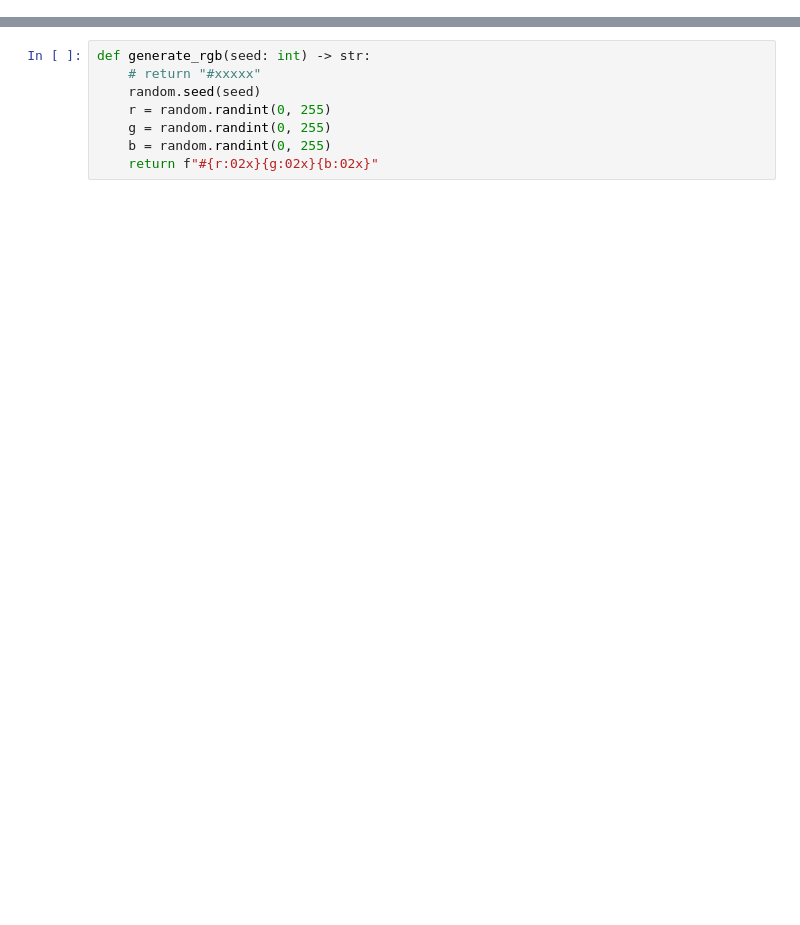
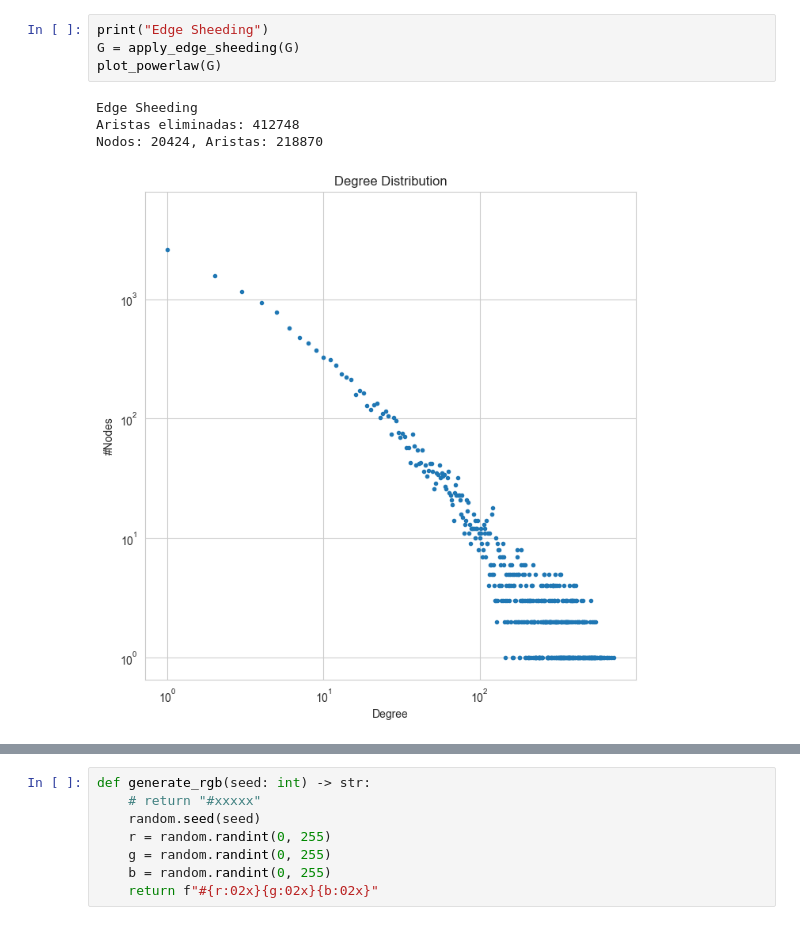
Before and after one commit to LuisFelipePoma/Spotify_Complex_Network, a Jupyter notebook: src/notebooks/graph.ipynb, the cells around one changed output, grey strips where cells are left out. Drawn from its saved outputs; the diff is of its cells as text; blank space fills up the shorter version.

```diff
--- a/src/notebooks/graph.ipynb
+++ b/src/notebooks/graph.ipynb
@@ -15,0 +117,9 @@ G : nx.DiGraph = nx.read_edgelist(FILE_PATH, delimiter=';', create_using=nx.DiGr
+# %%
+print("Edge Sheeding")
+G = apply_edge_sheeding(G)
+plot_powerlaw(G)
+# %% [output]
+Edge Sheeding
+Aristas eliminadas: 412748
+Nodos: 20424, Aristas: 218870
+[figure, added]
```
Also changed, not shown: parts of 26 cells of this notebook, 12 other files.
